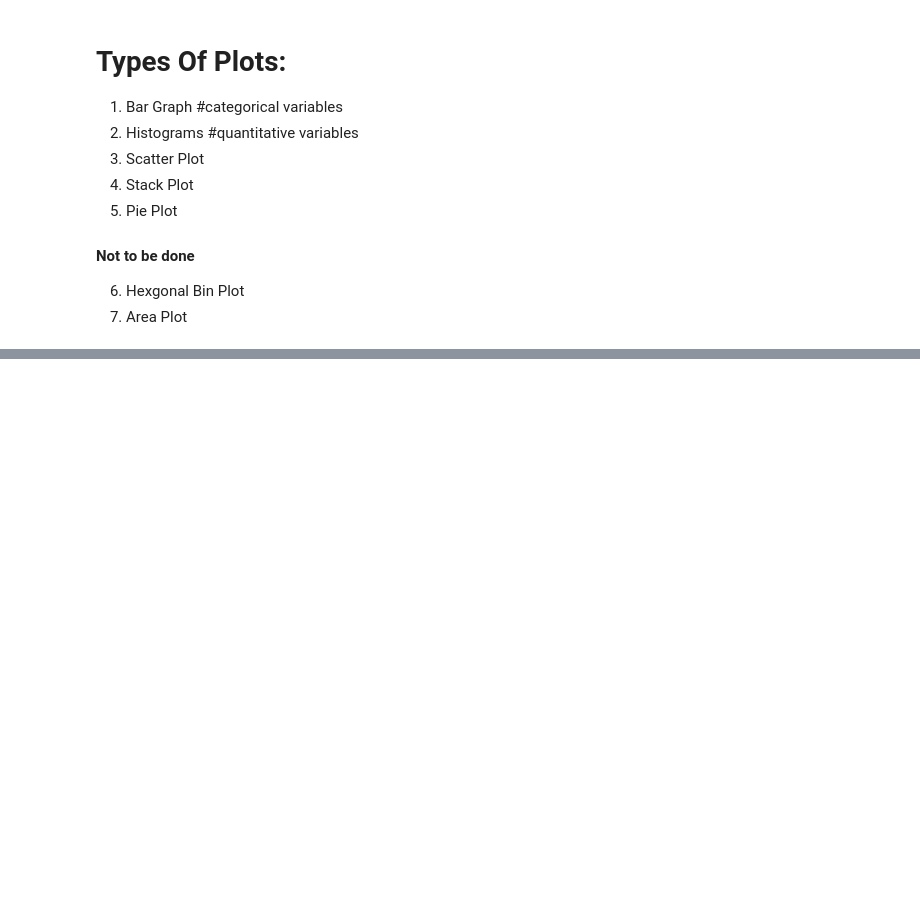
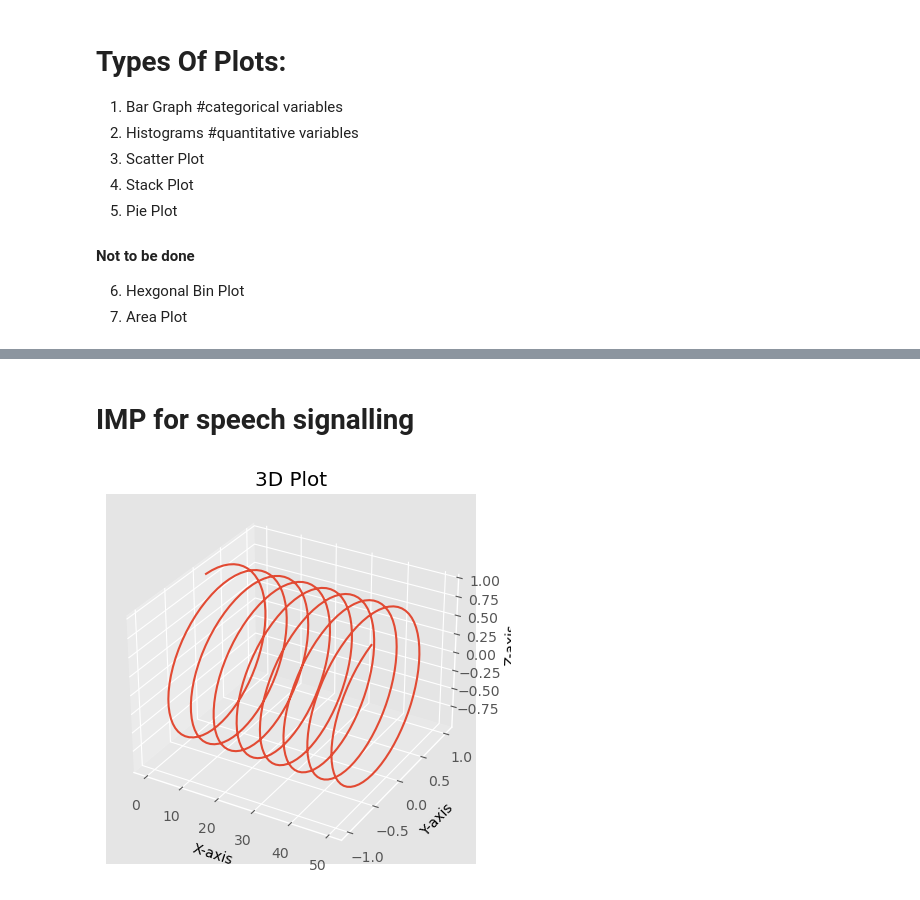
Before and after one commit to Dekri56/ML_Libraries, a Jupyter notebook: matplotlib.ipynb, the cells around one changed output, grey strips where cells are left out. Drawn from its saved outputs; the diff is of its cells as text; code cells hidden in the pictures; blank space fills up the shorter version.

```diff
--- a/matplotlib.ipynb
+++ b/matplotlib.ipynb
@@ -167,0 +169,31 @@ plt.show()
+# %% [markdown]
+# IMP for speech signalling
+# %%
+import numpy as np
+import matplotlib.pyplot as plt
+from mpl_toolkits.mplot3d import Axes3D
+
+# Use a consistent style for the plot, if desired
+style.use("ggplot")
+
+# Create a 3D axes
+ax = plt.axes(projection="3d")
+
+# Generate data
+x = np.arange(0, 50, 0.1)
+y = np.sin(x)
+z = np.cos(x)
+
+# Plot the 3D curve
+ax.plot(x, y, z)
+
+# Set title and labels
+ax.set_title("3D Plot")
+ax.set_xlabel("X-axis")
+ax.set_ylabel("Y-axis")
+ax.set_zlabel("Z-axis")
+
+# Display the plot
+plt.show()
+# %% [output]
+[figure, added]
```
Also changed, not shown: parts of 11 cells of this notebook, 1 other file.
